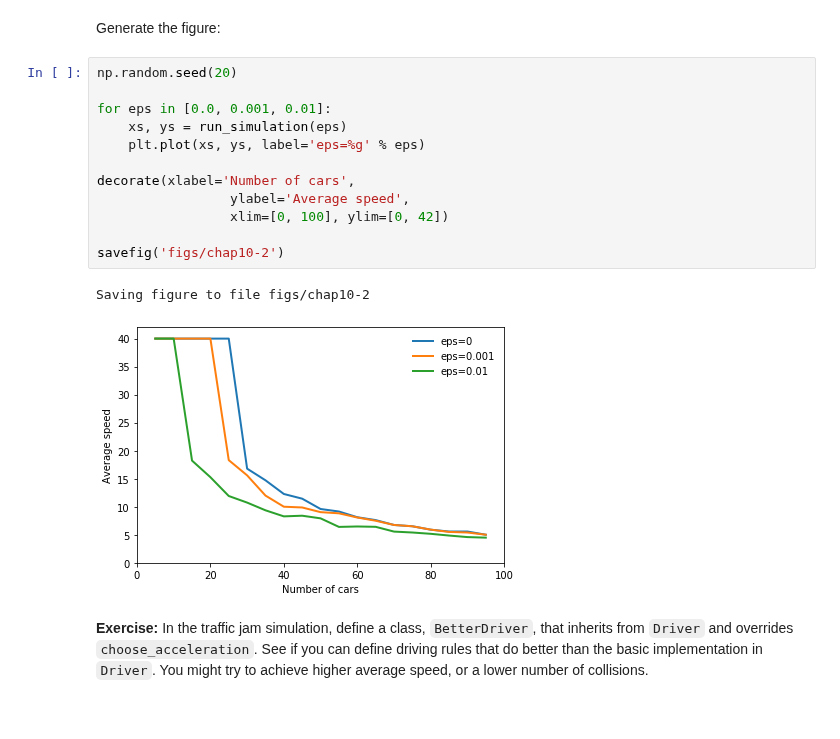
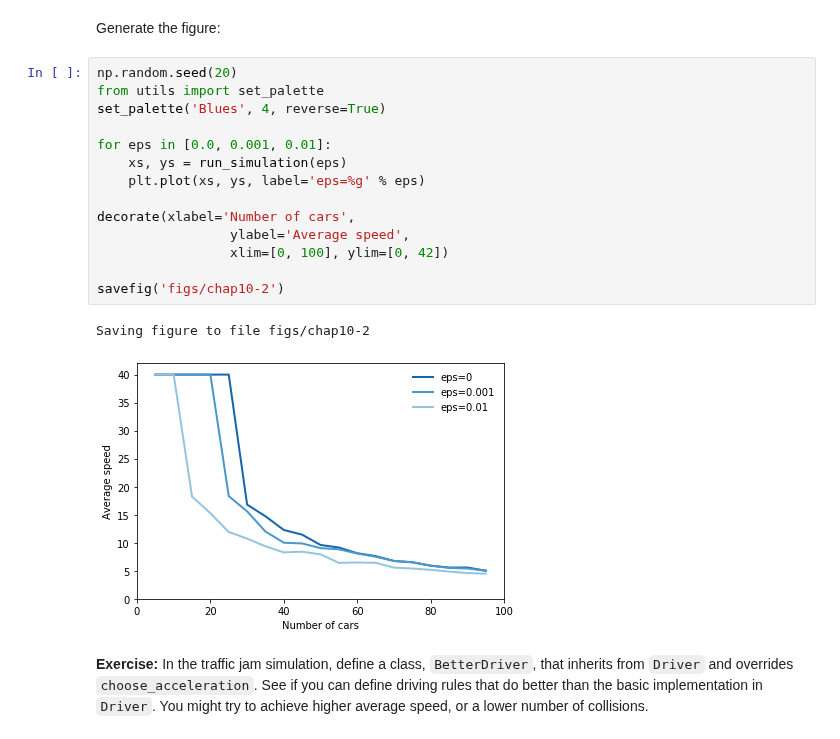
Before and after one commit to AllenDowney/ThinkComplexity2, a Jupyter notebook: soln/chap10soln.ipynb, the cells around one changed output. Cells and saved outputs as stored; diff of their text form.

```diff
--- a/soln/chap10soln.ipynb
+++ b/soln/chap10soln.ipynb
@@ -202,19 +198,21 @@ def run_simulation(eps, constructor=Driver, iters=100):
 Generate the figure:
 # %%
 np.random.seed(20)
+from utils import set_palette
+set_palette('Blues', 4, reverse=True)
 
 for eps in [0.0, 0.001, 0.01]:
     xs, ys = run_simulation(eps)
     plt.plot(xs, ys, label='eps=%g' % eps)
 
 decorate(xlabel='Number of cars',
                  ylabel='Average speed',
                  xlim=[0, 100], ylim=[0, 42])
 
 savefig('figs/chap10-2')
 # %% [output]
 Saving figure to file figs/chap10-2
-[figure, old version]
+[figure, new version]
 # %% [markdown]
 **Exercise:** In the traffic jam simulation, define a class, `BetterDriver`,
 that inherits from `Driver` and overrides `choose_acceleration`.
```
Also changed, not shown: parts of 2 cells of this notebook, 2 other files.
